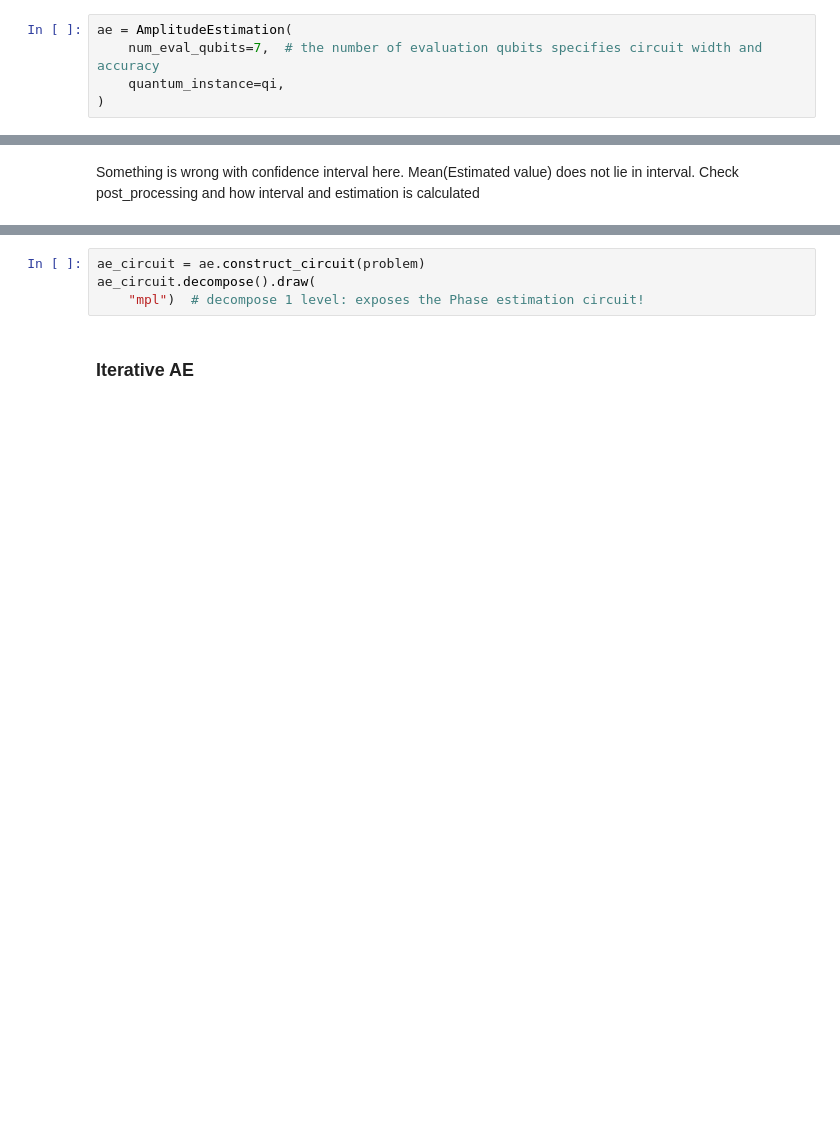
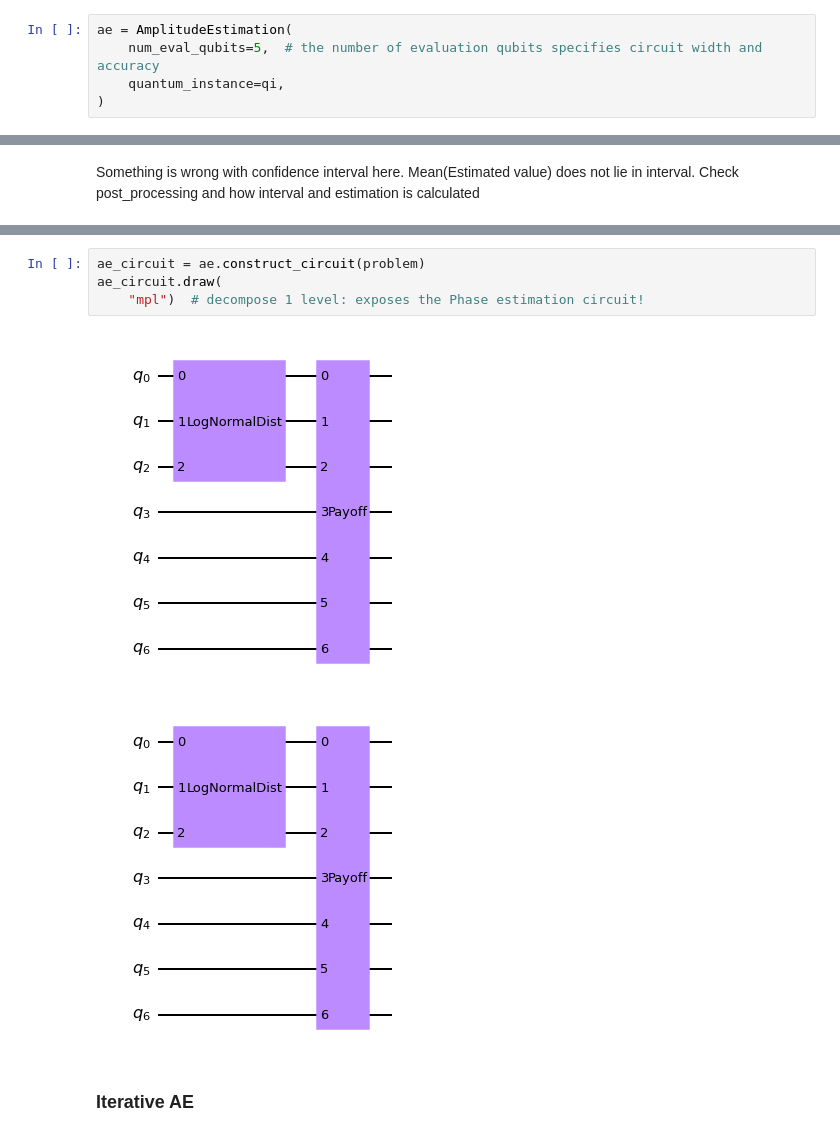
Before and after one commit to Adilo27/cad, a Jupyter notebook: jupyter_notebooks/final_project_results_constantin_kurz.ipynb, the cells around one changed output, grey strips where cells are left out. Drawn from its saved outputs; the diff is of its cells as text; blank space fills up the shorter version.

```diff
--- a/jupyter_notebooks/final_project_results_constantin_kurz.ipynb
+++ b/jupyter_notebooks/final_project_results_constantin_kurz.ipynb
@@ -743,7 +755,7 @@ custom_estimate.estimation_processed
 ### Qiskit Canonical AE
 # %%
 ae = AmplitudeEstimation(
-    num_eval_qubits=7,  # the number of evaluation qubits specifies circuit width and accuracy
+    num_eval_qubits=5,  # the number of evaluation qubits specifies circuit width and accuracy
     quantum_instance=qi,
 )
 # %%
@@ -780,7 +803,10 @@ plt.show()
 # %%
 ae_circuit = ae.construct_circuit(problem)
-ae_circuit.decompose().draw(
+ae_circuit.draw(
     "mpl")  # decompose 1 level: exposes the Phase estimation circuit!
+# %% [output]
+[figure, added]
+[figure, added]
 # %% [markdown]
 ### Iterative AE
 # %%
```
Also changed, not shown: parts of 16 cells of this notebook.
